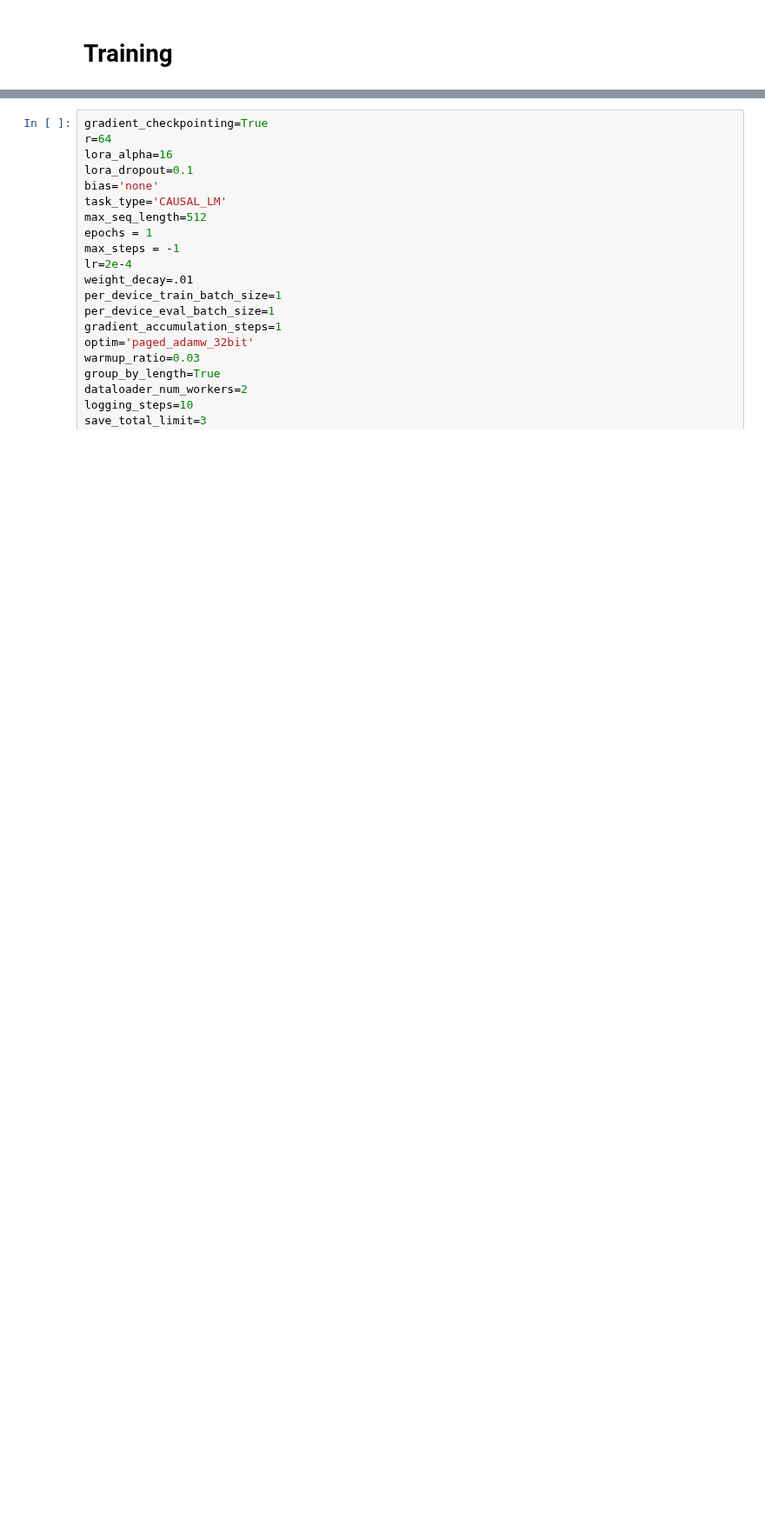
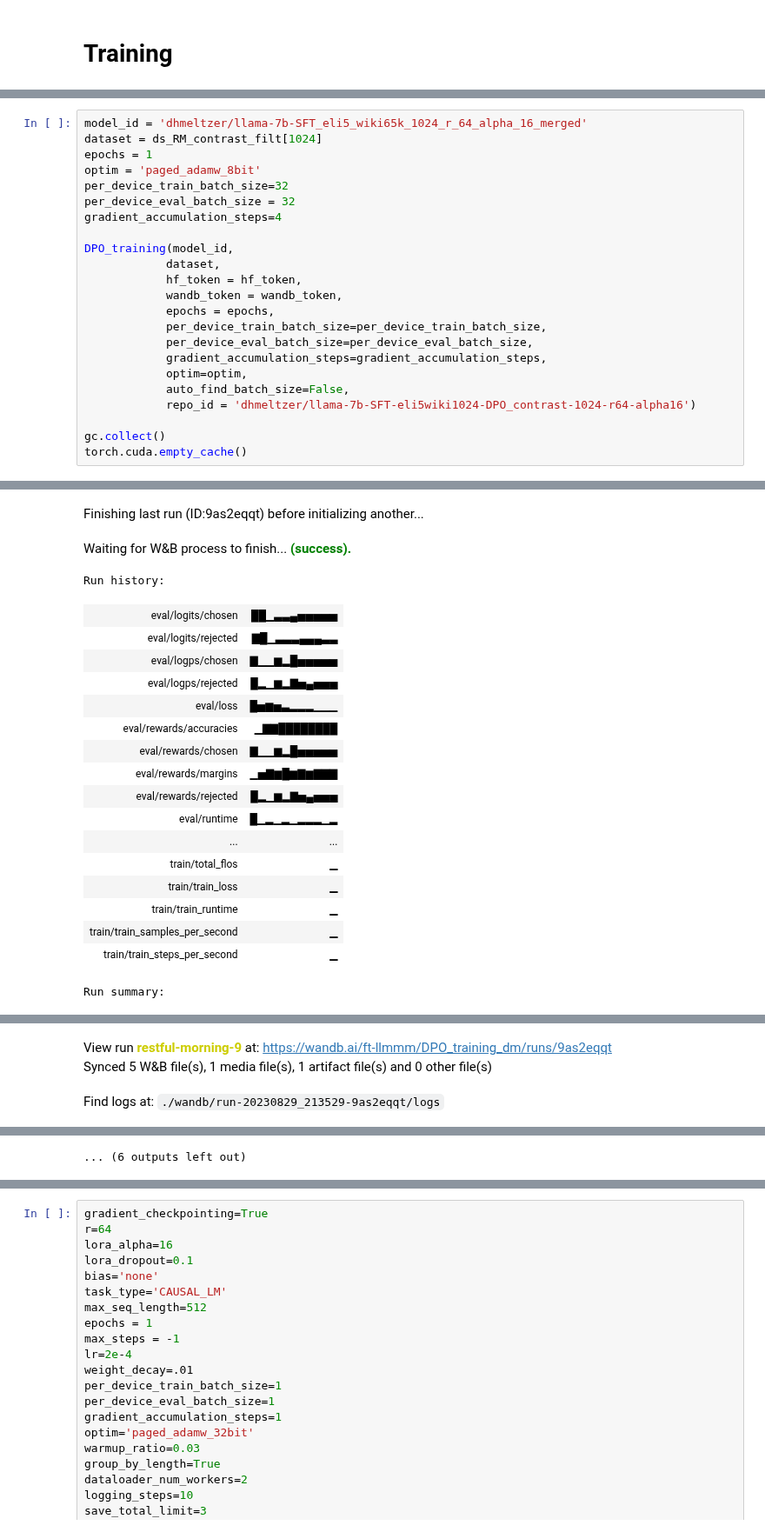
Before and after one commit to david-meltzer/LLMs, a Jupyter notebook: training/david/DPO/DPO_fine_tuning.ipynb, the cells around one changed output, grey strips where cells are left out. Shown at 87% size. Drawn from its saved outputs; the diff is of its cells as text; blank space fills up the shorter version.

```diff
--- a/training/david/DPO/DPO_fine_tuning.ipynb
+++ b/training/david/DPO/DPO_fine_tuning.ipynb
@@ -427,0 +1458,24 @@ def DPO_training(model_id,
+# %%
+model_id = 'dhmeltzer/llama-7b-SFT_eli5_wiki65k_1024_r_64_alpha_16_merged'
+dataset = ds_RM_contrast_filt[1024]
+epochs = 1
+optim = 'paged_adamw_8bit'
+per_device_train_batch_size=32
+per_device_eval_batch_size = 32
+gradient_accumulation_steps=4
+
+DPO_training(model_id,
+            dataset,
+            hf_token = hf_token,
+            wandb_token = wandb_token,
+            epochs = epochs,
+            per_device_train_batch_size=per_device_train_batch_size,
+            per_device_eval_batch_size=per_device_eval_batch_size,
+            gradient_accumulation_steps=gradient_accumulation_steps,
+            optim=optim,
+            auto_find_batch_size=False,
+            repo_id = 'dhmeltzer/llama-7b-SFT-eli5wiki1024-DPO_contrast-1024-r64-alpha16')
+
+gc.collect()
+torch.cuda.empty_cache()
+# %% [output]
@@ -427,0 +1485,20 @@ def DPO_training(model_id,
+Finishing last run (ID:9as2eqqt) before initializing another...
+Waiting for W&B process to finish... (success).
+Run history:
+| eval/logits/chosen | ██▁▃▃▄▅▅▅▅▅ |
+| eval/logits/rejected | ▇█▁▃▃▃▄▄▄▃▃ |
+| eval/logps/chosen | ▇▁▁▆▂█▅▅▅▅▅ |
+| eval/logps/rejected | █▂▁▆▂▇▅▄▅▅▅ |
+| eval/loss | █▅▆▅▃▂▂▂▁▁▁ |
+| eval/rewards/accuracies | ▁▇▇████████ |
+| eval/rewards/chosen | ▇▁▁▆▂█▅▅▅▅▅ |
+| eval/rewards/margins | ▁▅▇▆█▆▇▆▇▇▇ |
+| eval/rewards/rejected | █▂▁▆▂▇▅▄▅▅▅ |
+| eval/runtime | █▁▂▁▂▁▂▂▂▁▂ |
+| ... | ... |
+| train/total_flos | ▁ |
+| train/train_loss | ▁ |
+| train/train_runtime | ▁ |
+| train/train_samples_per_second | ▁ |
+| train/train_steps_per_second | ▁ |
+Run summary:
@@ -427,0 +1521,3 @@ def DPO_training(model_id,
+View run restful-morning-9 at: https://wandb.ai/ft-llmmm/DPO_training_dm/runs/9as2eqqt
+Synced 5 W&B file(s), 1 media file(s), 1 artifact file(s) and 0 other file(s)
+Find logs at: ./wandb/run-20230829_213529-9as2eqqt/logs
@@ -427,0 +1526 @@ def DPO_training(model_id,
+... (6 outputs left out)
```
Also changed, not shown: parts of 55 cells of this notebook.
